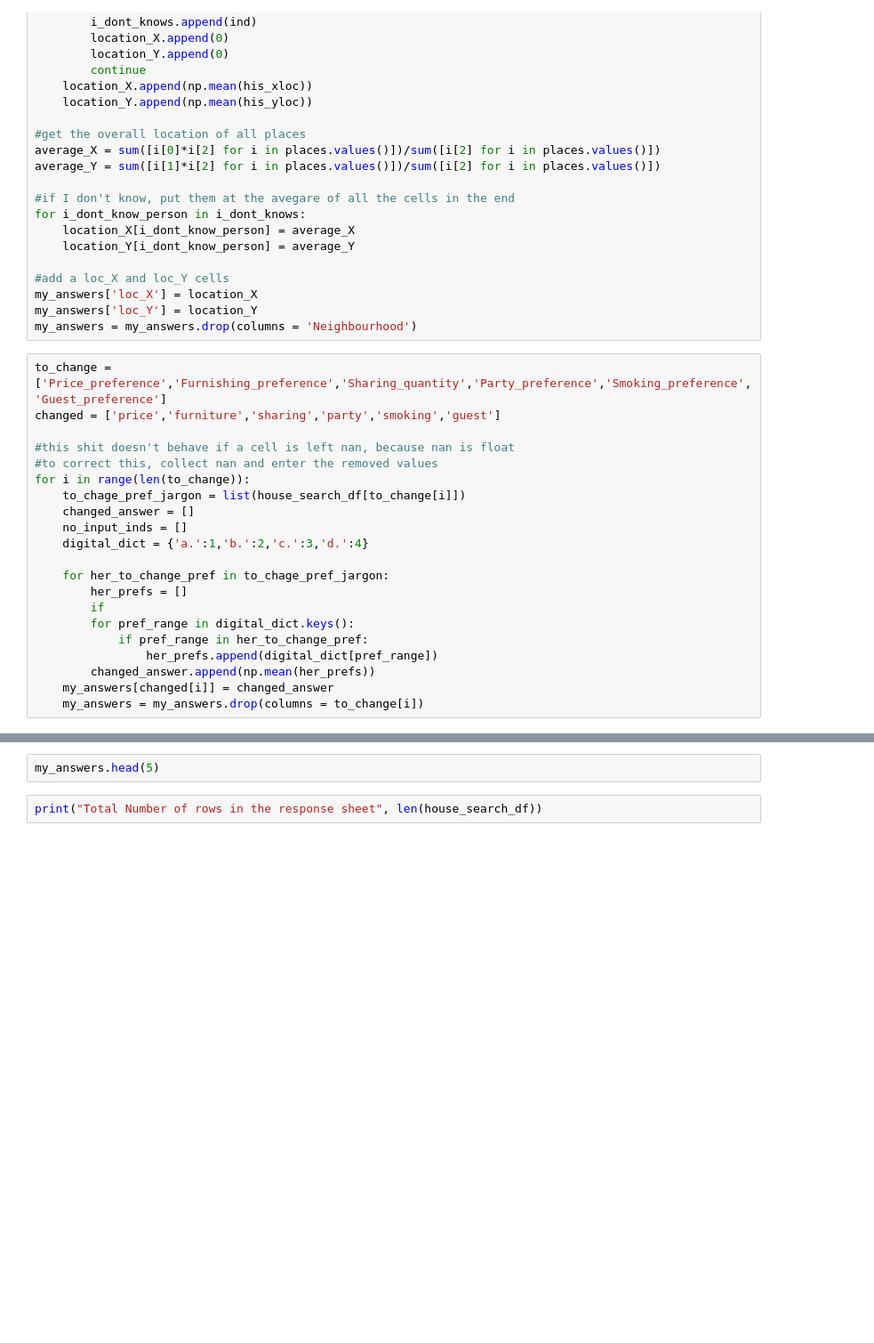
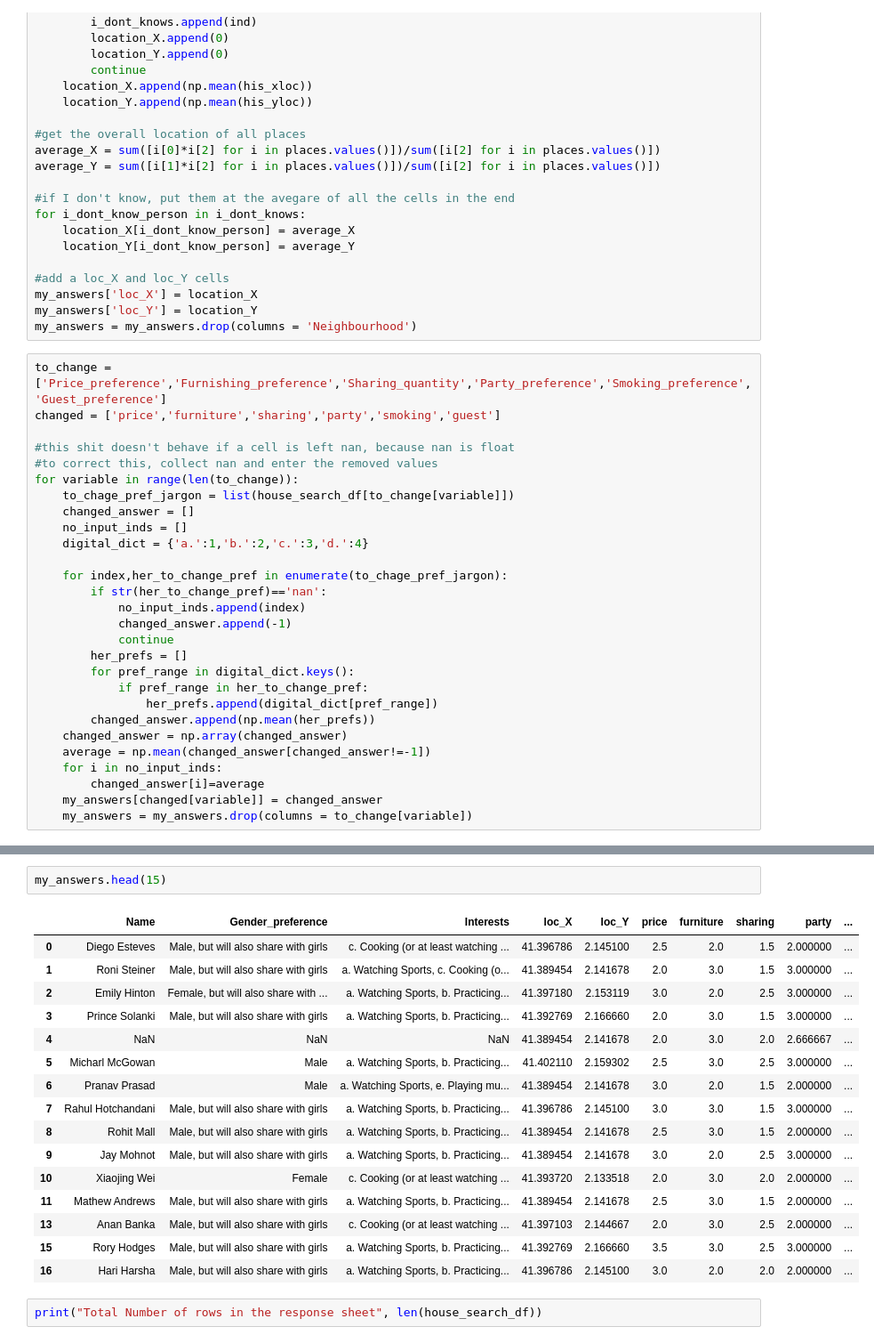
Before and after one commit to hariharsha/segmentation_of_flatmates, a Jupyter notebook: flatmate_recommendation.ipynb, the cells around one changed output, grey strips where cells are left out. Shown at 89% size. Drawn from its saved outputs; the diff is of its cells as text; blank space fills up the shorter version.

```diff
--- a/flatmate_recommendation.ipynb
+++ b/flatmate_recommendation.ipynb
@@ -113,18 +113,25 @@ changed = ['price','furniture','sharing','party','smoking','guest']
 
 #this shit doesn't behave if a cell is left nan, because nan is float
 #to correct this, collect nan and enter the removed values
-for i in range(len(to_change)):
-    to_chage_pref_jargon = list(house_search_df[to_change[i]])
+for variable in range(len(to_change)):
+    to_chage_pref_jargon = list(house_search_df[to_change[variable]])
     changed_answer = []
     no_input_inds = []
     digital_dict = {'a.':1,'b.':2,'c.':3,'d.':4}
 
-    for her_to_change_pref in to_chage_pref_jargon:
+    for index,her_to_change_pref in enumerate(to_chage_pref_jargon):
+        if str(her_to_change_pref)=='nan':
+            no_input_inds.append(index)
+            changed_answer.append(-1)
+            continue
         her_prefs = []
-        if
         for pref_range in digital_dict.keys():
             if pref_range in her_to_change_pref:
                 her_prefs.append(digital_dict[pref_range])
         changed_answer.append(np.mean(her_prefs))
-    my_answers[changed[i]] = changed_answer
-    my_answers = my_answers.drop(columns = to_change[i])
+    changed_answer = np.array(changed_answer)
+    average = np.mean(changed_answer[changed_answer!=-1])
+    for i in no_input_inds:
+        changed_answer[i]=average
+    my_answers[changed[variable]] = changed_answer
+    my_answers = my_answers.drop(columns = to_change[variable])
@@ -135,5 +147,22 @@ house_search_df.head(5)
 # %%
-my_answers.head(5)
+my_answers.head(15)
+# %% [output]
+|  | Name | Gender_preference | Interests | loc_X | loc_Y | price | furniture | sharing | party | ... |
+| 0 | Diego Esteves | Male, but will also share with girls | c. Cooking (or at least watching ... | 41.396786 | 2.145100 | 2.5 | 2.0 | 1.5 | 2.000000 | ... |
+| 1 | Roni Steiner | Male, but will also share with girls | a. Watching Sports, c. Cooking (o... | 41.389454 | 2.141678 | 2.0 | 3.0 | 1.5 | 3.000000 | ... |
+| 2 | Emily Hinton | Female, but will also share with ... | a. Watching Sports, b. Practicing... | 41.397180 | 2.153119 | 3.0 | 2.0 | 2.5 | 3.000000 | ... |
+| 3 | Prince Solanki | Male, but will also share with girls | a. Watching Sports, b. Practicing... | 41.392769 | 2.166660 | 2.0 | 3.0 | 1.5 | 3.000000 | ... |
+| 4 | NaN | NaN | NaN | 41.389454 | 2.141678 | 2.0 | 3.0 | 2.0 | 2.666667 | ... |
+| 5 | Micharl McGowan | Male | a. Watching Sports, b. Practicing... | 41.402110 | 2.159302 | 2.5 | 3.0 | 2.5 | 3.000000 | ... |
+| 6 | Pranav Prasad | Male | a. Watching Sports, e. Playing mu... | 41.389454 | 2.141678 | 3.0 | 2.0 | 1.5 | 2.000000 | ... |
+| 7 | Rahul Hotchandani | Male, but will also share with girls | a. Watching Sports, b. Practicing... | 41.396786 | 2.145100 | 3.0 | 3.0 | 1.5 | 3.000000 | ... |
+| 8 | Rohit Mall | Male, but will also share with girls | a. Watching Sports, b. Practicing... | 41.389454 | 2.141678 | 2.5 | 3.0 | 1.5 | 2.000000 | ... |
+| 9 | Jay Mohnot | Male, but will also share with girls | a. Watching Sports, b. Practicing... | 41.389454 | 2.141678 | 3.0 | 2.0 | 2.5 | 3.000000 | ... |
+| 10 | Xiaojing Wei | Female | c. Cooking (or at least watching ... | 41.393720 | 2.133518 | 2.0 | 3.0 | 2.0 | 2.000000 | ... |
+| 11 | Mathew Andrews | Male, but will also share with girls | a. Watching Sports, b. Practicing... | 41.389454 | 2.141678 | 2.5 | 3.0 | 1.5 | 2.000000 | ... |
+| 13 | Anan Banka | Male, but will also share with girls | c. Cooking (or at least watching ... | 41.397103 | 2.144667 | 2.0 | 3.0 | 2.5 | 2.000000 | ... |
+| 15 | Rory Hodges | Male, but will also share with girls | a. Watching Sports, b. Practicing... | 41.392769 | 2.166660 | 3.5 | 3.0 | 2.5 | 3.000000 | ... |
+| 16 | Hari Harsha | Male, but will also share with girls | a. Watching Sports, b. Practicing... | 41.396786 | 2.145100 | 3.0 | 2.0 | 2.0 | 2.000000 | ... |
 # %%
 print("Total Number of rows in the response sheet", len(house_search_df))
 # %%
```
Also changed, not shown: parts of 2 cells of this notebook.
